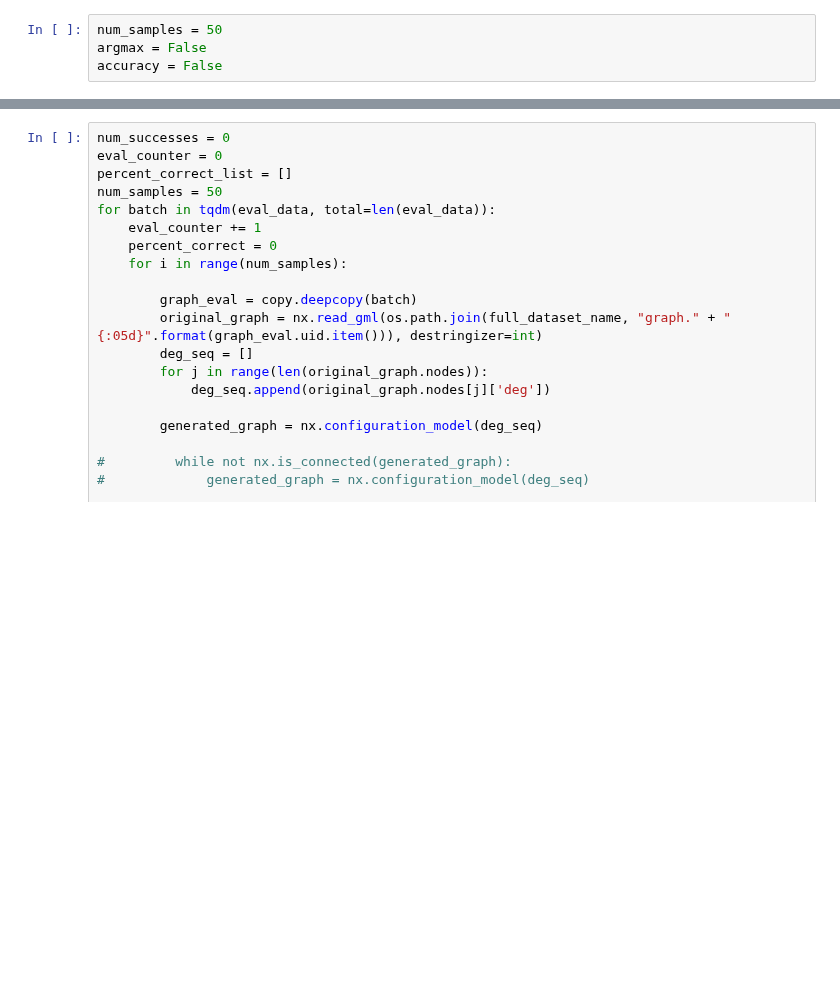
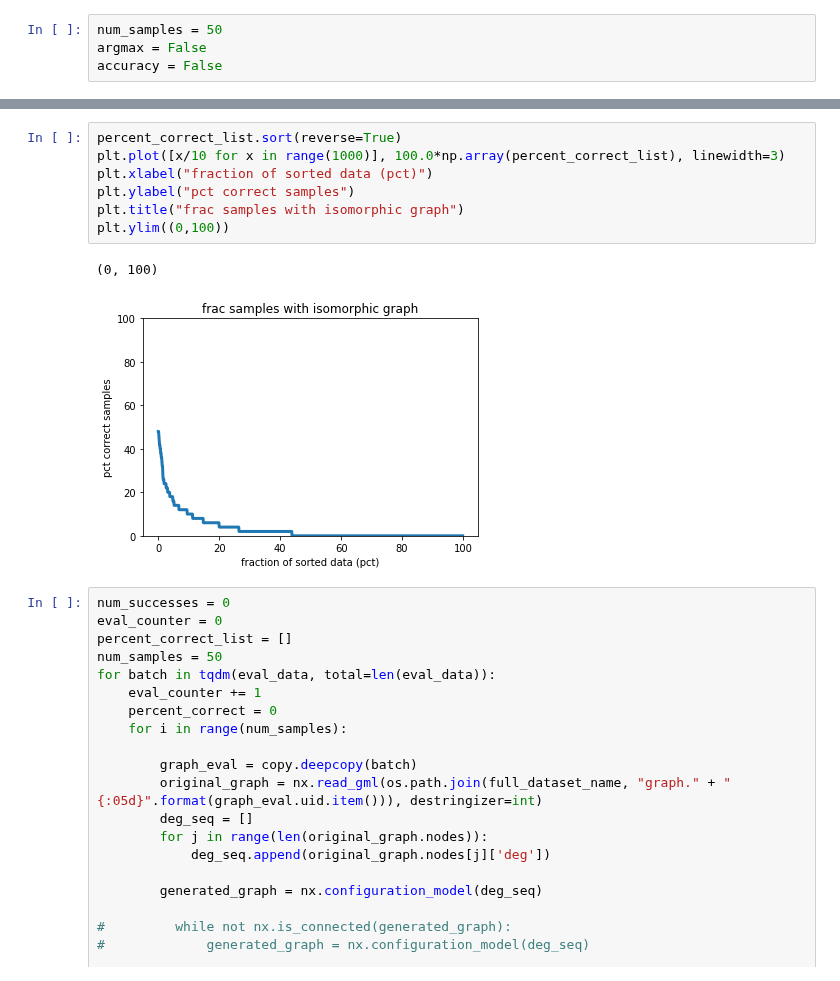
Before and after one commit to ks8/machine-learning-for-structure, a Jupyter notebook: mol-inverse-implementation2.ipynb, the cells around one changed output, grey strips where cells are left out. Cells and saved outputs as stored; diff of their text form; blank space fills up the shorter version.

```diff
--- a/mol-inverse-implementation2.ipynb
+++ b/mol-inverse-implementation2.ipynb
@@ -751,3 +755,13 @@ else:
+# %%
+percent_correct_list.sort(reverse=True)
+plt.plot([x/10 for x in range(1000)], 100.0*np.array(percent_correct_list), linewidth=3)
+plt.xlabel("fraction of sorted data (pct)")
+plt.ylabel("pct correct samples")
+plt.title("frac samples with isomorphic graph")
+plt.ylim((0,100))
+# %% [output]
+(0, 100)
+[figure, added]
 # %%
 num_successes = 0
 eval_counter = 0
```
Also changed, not shown: parts of 2 cells of this notebook, 1 other file.
